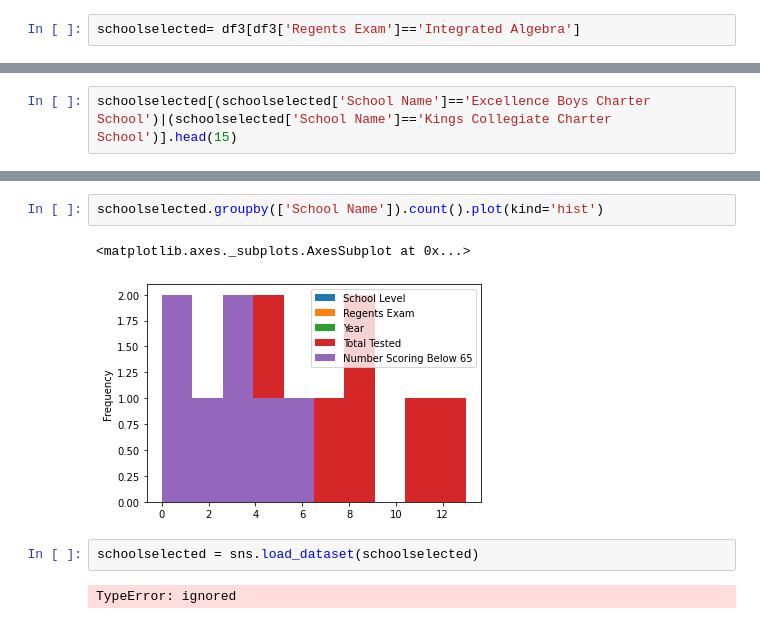
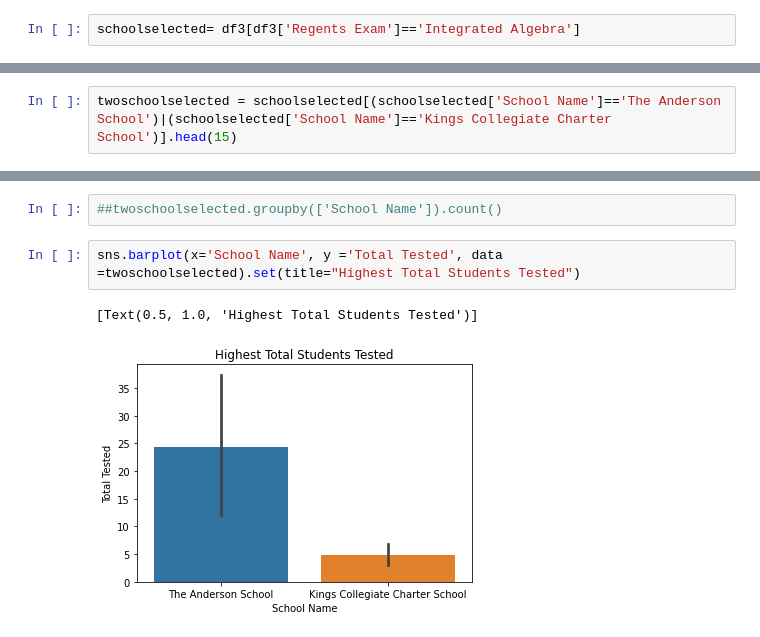
Before and after one commit to leksangpelkey/firstproject, a Jupyter notebook: ProjectAssignment1.ipynb, the cells around one changed output, grey strips where cells are left out. Saved outputs shown, nothing was run; the diff lists cells and outputs as text.

```diff
--- a/ProjectAssignment1.ipynb
+++ b/ProjectAssignment1.ipynb
@@ -126,2 +132,2 @@ schoolselected
 # %%
-schoolselected[(schoolselected['School Name']=='Excellence Boys Charter School')|(schoolselected['School Name']=='Kings Collegiate Charter School')].head(15)
+twoschoolselected = schoolselected[(schoolselected['School Name']=='The Anderson School')|(schoolselected['School Name']=='Kings Collegiate Charter School')].head(15)
@@ -153,9 +153,7 @@ schoolselected.plot(kind='hist', x='School Name', y='Number Scoring Below 65',ti
 # %%
-schoolselected.groupby(['School Name']).count().plot(kind='hist')
+##twoschoolselected.groupby(['School Name']).count()
-# %% [output]
-<matplotlib.axes._subplots.AxesSubplot at 0x...>
-[figure, removed]
-# %%
-schoolselected = sns.load_dataset(schoolselected)
-# %% [output]
-TypeError: ignored
+# %%
+sns.barplot(x='School Name', y ='Total Tested', data =twoschoolselected).set(title="Highest Total Students Tested")
+# %% [output]
+[Text(0.5, 1.0, 'Highest Total Students Tested')]
+[figure, added]
```
Also changed, not shown: parts of 11 cells of this notebook.
